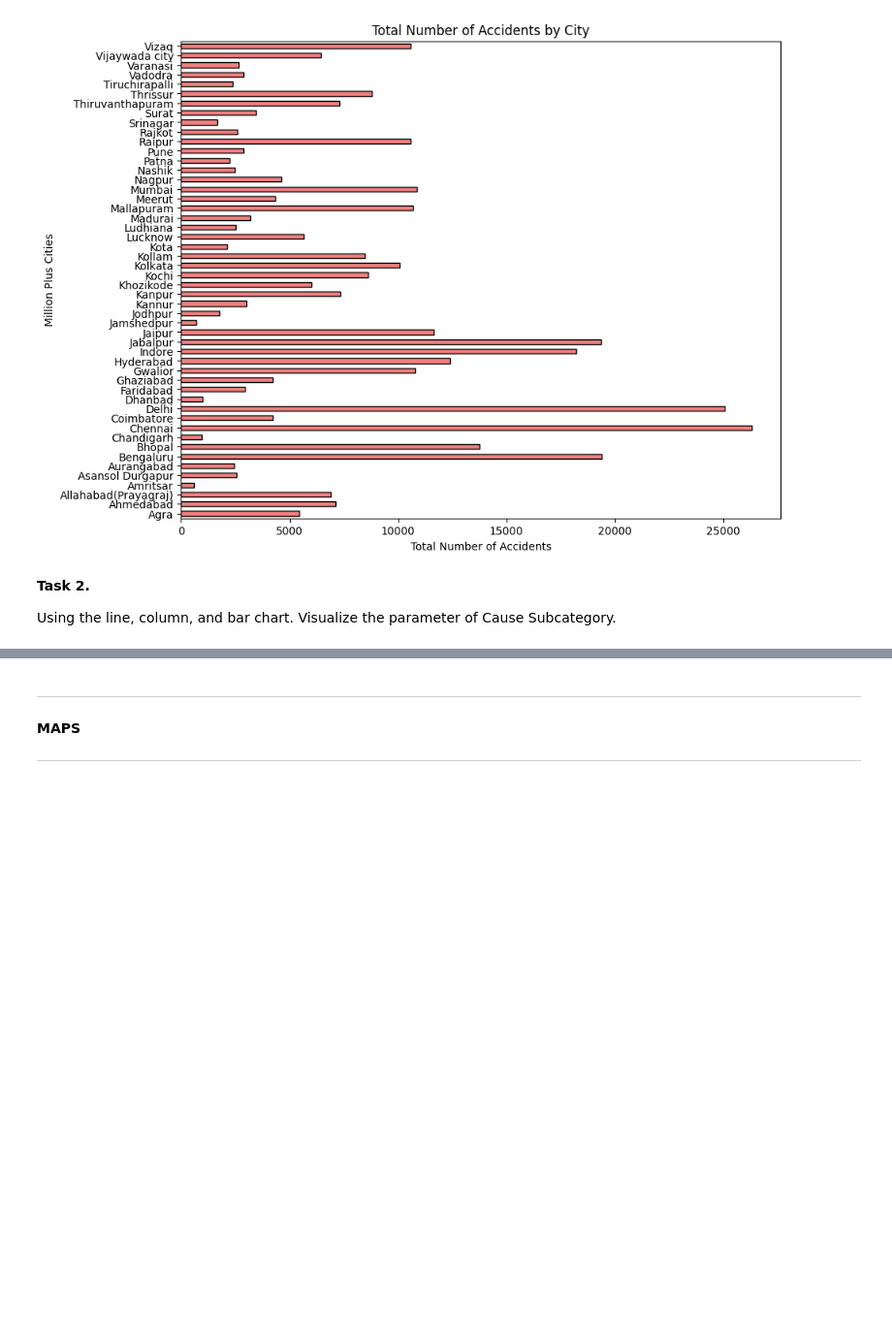
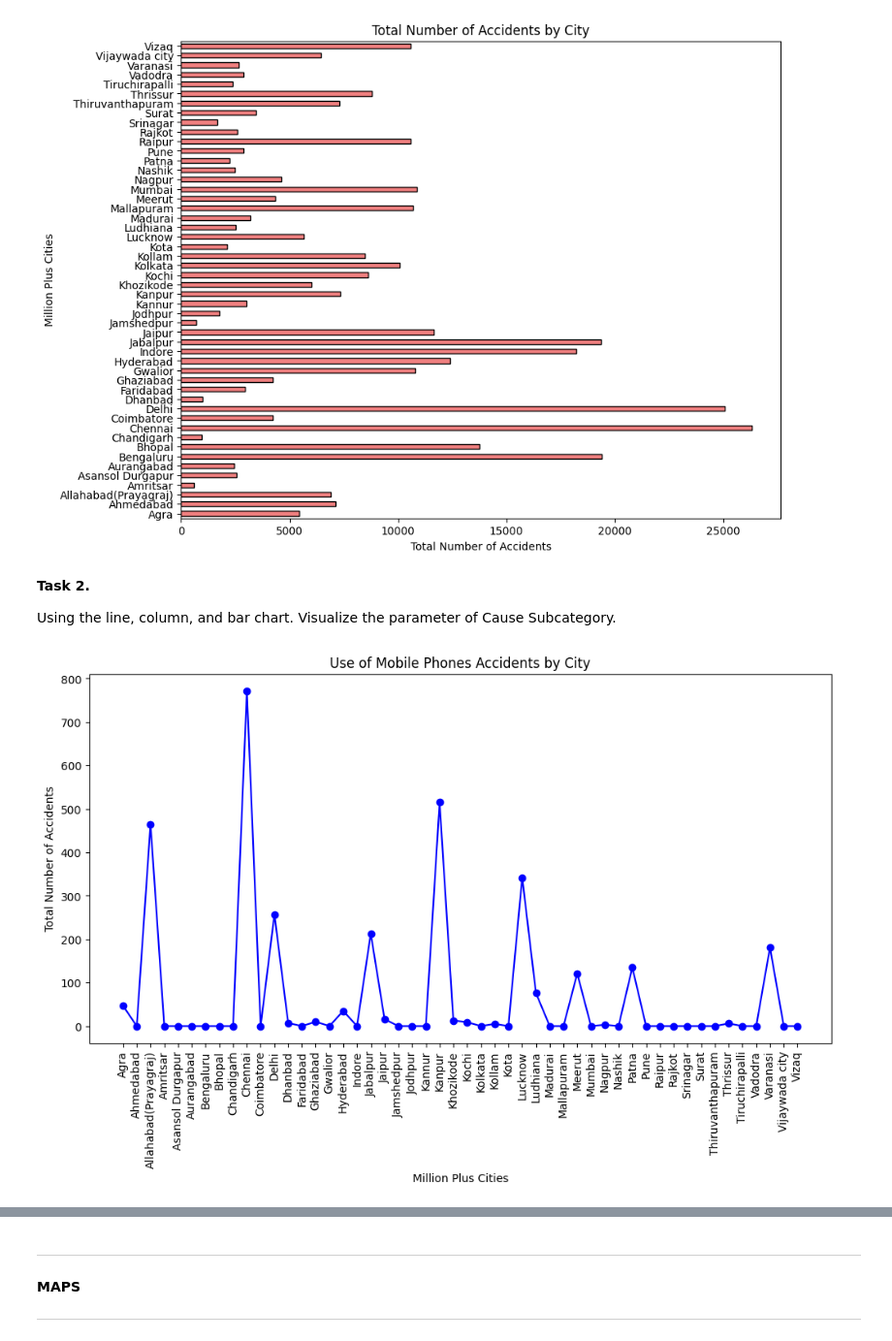
Before and after one commit to christopherfegalan/CPE031_Visualization_and_Data_Analysis, a Jupyter notebook: HoA6_Chart_Type_Fegalan.ipynb, the cells around one changed output, grey strips where cells are left out. Shown at 97% size. Drawn from its saved outputs; the diff is of its cells as text; code cells hidden in the pictures; blank space fills up the shorter version.

```diff
--- a/HoA6_Chart_Type_Fegalan.ipynb
+++ b/HoA6_Chart_Type_Fegalan.ipynb
@@ -307,0 +347,21 @@ Using the line, column, and bar chart. Visualize the parameter of Cause Subcateg
+# %%
+#Line Chart
+# Filter only 'Use of Mobile Phone'
+accidents = df[df['Cause Subcategory'] == 'Use of Mobile Phone']
+
+city_trend = accidents.groupby('Million Plus Cities')['Count'].sum()
+
+plt.figure(figsize=(12, 6))
+plt.plot(city_trend.index, city_trend.values, marker='o', linestyle='-', color='blue')
+
+plt.title('Use of Mobile Phones Accidents by City')
+plt.xlabel('Million Plus Cities')
+plt.ylabel('Total Number of Accidents')
+
+# Rotate x-axis labels for readability
+plt.xticks(rotation=90)
+
+# Show chart
+plt.show()
+# %% [output]
+[figure, added]
```
Also changed, not shown: parts of 8 cells of this notebook.
